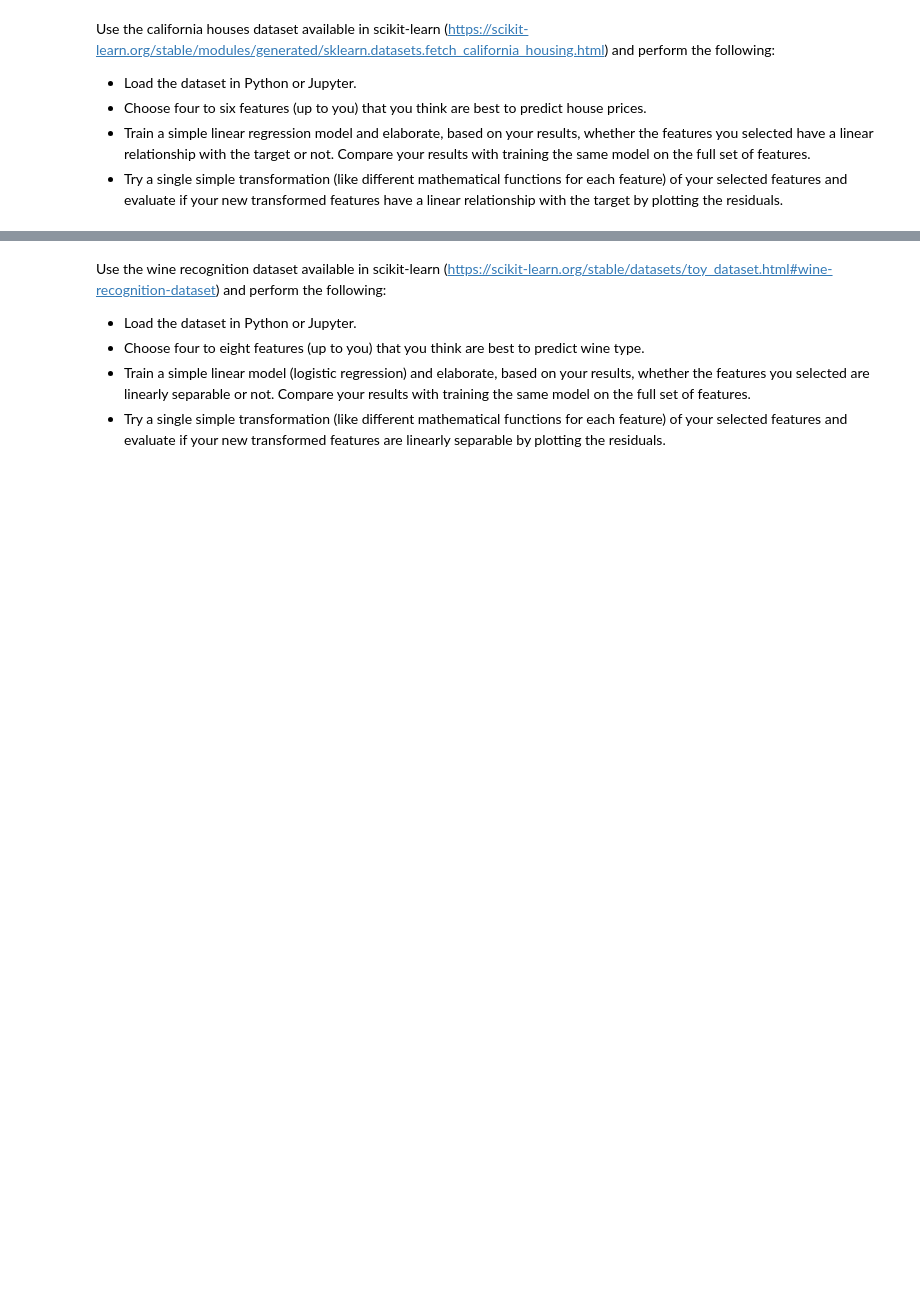
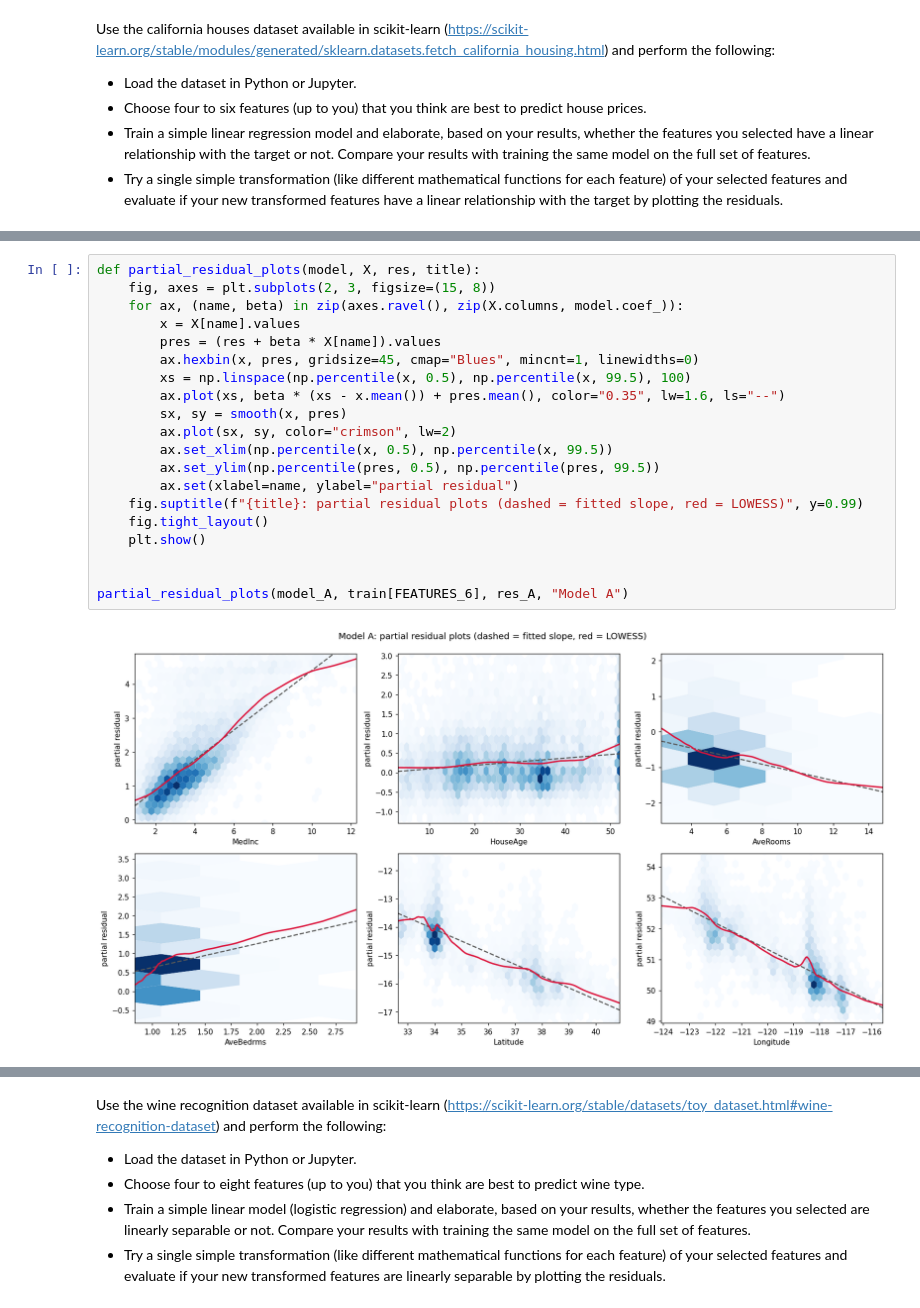
Before and after one commit to ChrChirag/IML_RUG, a Jupyter notebook: assignment_1/part1/assignment_1_part1.ipynb, the cells around one changed output, grey strips where cells are left out. Saved outputs shown, nothing was run; the diff lists cells and outputs as text; blank space fills up the shorter version.

```diff
--- a/assignment_1/part1/assignment_1_part1.ipynb
+++ b/assignment_1/part1/assignment_1_part1.ipynb
@@ -74,0 +510,22 @@ Use the california houses dataset available in scikit-learn ([https://scikit-lea
+# %%
+def partial_residual_plots(model, X, res, title):
+    fig, axes = plt.subplots(2, 3, figsize=(15, 8))
+    for ax, (name, beta) in zip(axes.ravel(), zip(X.columns, model.coef_)):
+        x = X[name].values
+        pres = (res + beta * X[name]).values
+        ax.hexbin(x, pres, gridsize=45, cmap="Blues", mincnt=1, linewidths=0)
+        xs = np.linspace(np.percentile(x, 0.5), np.percentile(x, 99.5), 100)
+        ax.plot(xs, beta * (xs - x.mean()) + pres.mean(), color="0.35", lw=1.6, ls="--")
+        sx, sy = smooth(x, pres)
+        ax.plot(sx, sy, color="crimson", lw=2)
+        ax.set_xlim(np.percentile(x, 0.5), np.percentile(x, 99.5))
+        ax.set_ylim(np.percentile(pres, 0.5), np.percentile(pres, 99.5))
+        ax.set(xlabel=name, ylabel="partial residual")
+    fig.suptitle(f"{title}: partial residual plots (dashed = fitted slope, red = LOWESS)", y=0.99)
+    fig.tight_layout()
+    plt.show()
+
+
+partial_residual_plots(model_A, train[FEATURES_6], res_A, "Model A")
+# %% [output]
+[figure, added]
```
Also changed, not shown: parts of 51 cells of this notebook, 2 other files.
